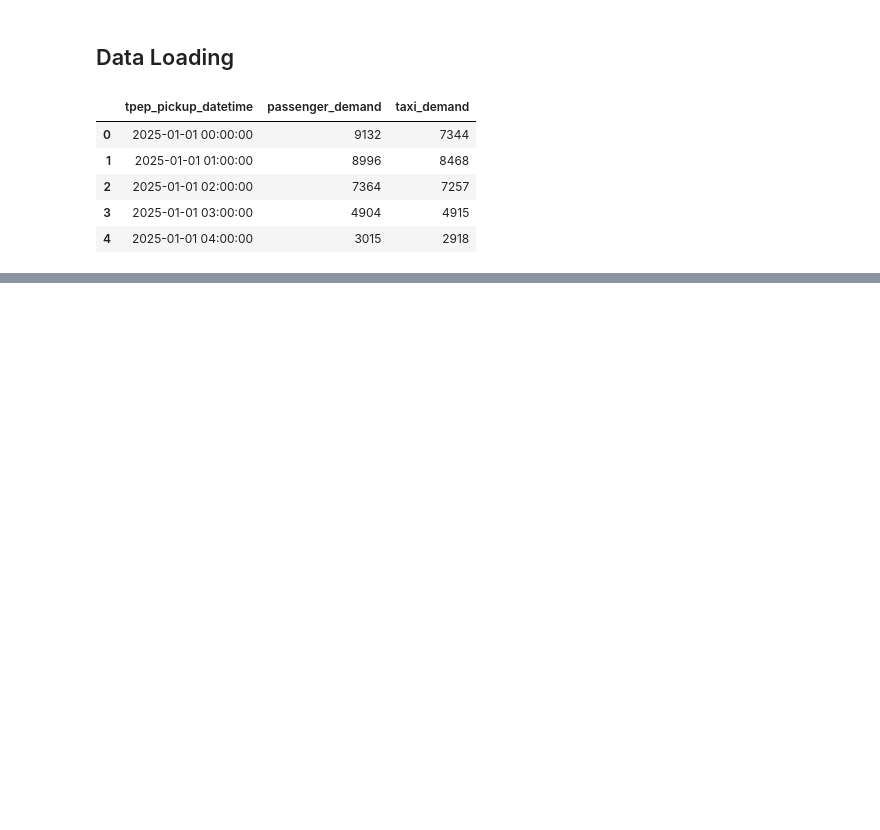
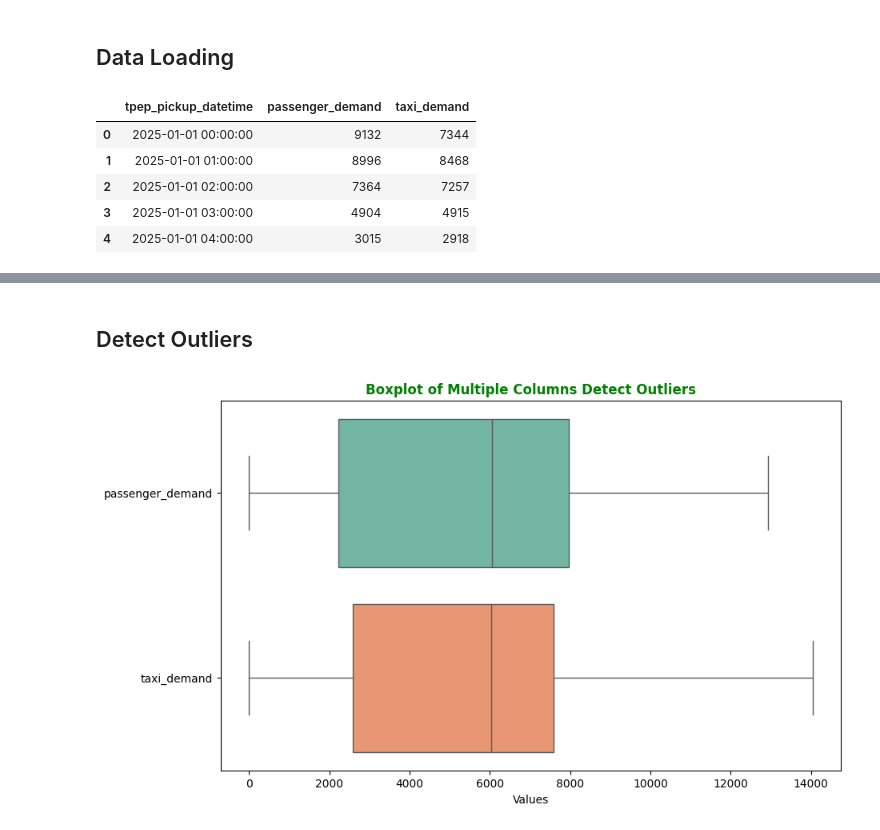
Before and after one commit to Rasel1435/yellow-taxi-demand-analysis, a Jupyter notebook: 1_Data_Preprocess/b_cleaning.ipynb, the cells around one changed output, grey strips where cells are left out. Drawn from its saved outputs; the diff is of its cells as text; code cells hidden in the pictures; blank space fills up the shorter version.

```diff
--- a/1_Data_Preprocess/b_cleaning.ipynb
+++ b/1_Data_Preprocess/b_cleaning.ipynb
@@ -21,0 +56,4 @@ df.head()
+# %%
+df.drop(columns=['tpep_pickup_datetime'], inplace= True)
+# %%
+df.sort_values('timestamp', inplace=True)
@@ -21,0 +98,2 @@ df.head()
+# %%
+df.drop_duplicates(subset= ['timestamp'], inplace=True)
@@ -21,0 +108,3 @@ df.head()
+# %%
+df = df[~(df.timestamp > pd.Timestamp('2025-12-31 00:00:00'))]
+df
@@ -21,0 +198,10 @@ df.head()
+# %% [markdown]
+## Detect Outliers
+# %%
+plt.figure(figsize=(10, 6))
+sns.boxplot(data=df, orient="h", palette="Set2")  # orient="h" for horizontal boxplots
+plt.title('Boxplot of Multiple Columns Detect Outliers', color='green', weight= 'bold')
+plt.xlabel('Values')
+plt.show()
+# %% [output]
+[figure, added]
```
Also changed, not shown: parts of 36 cells of this notebook.
